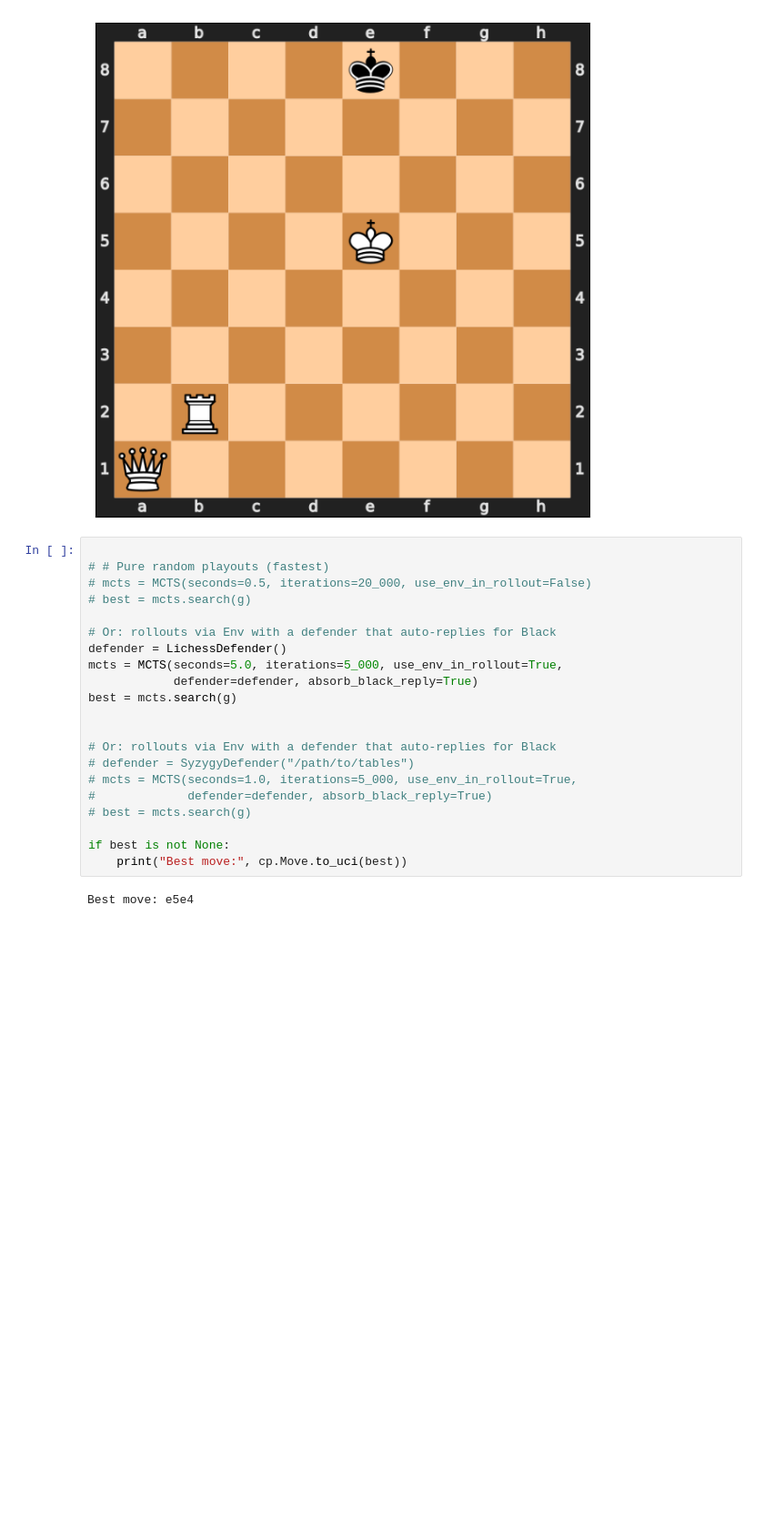
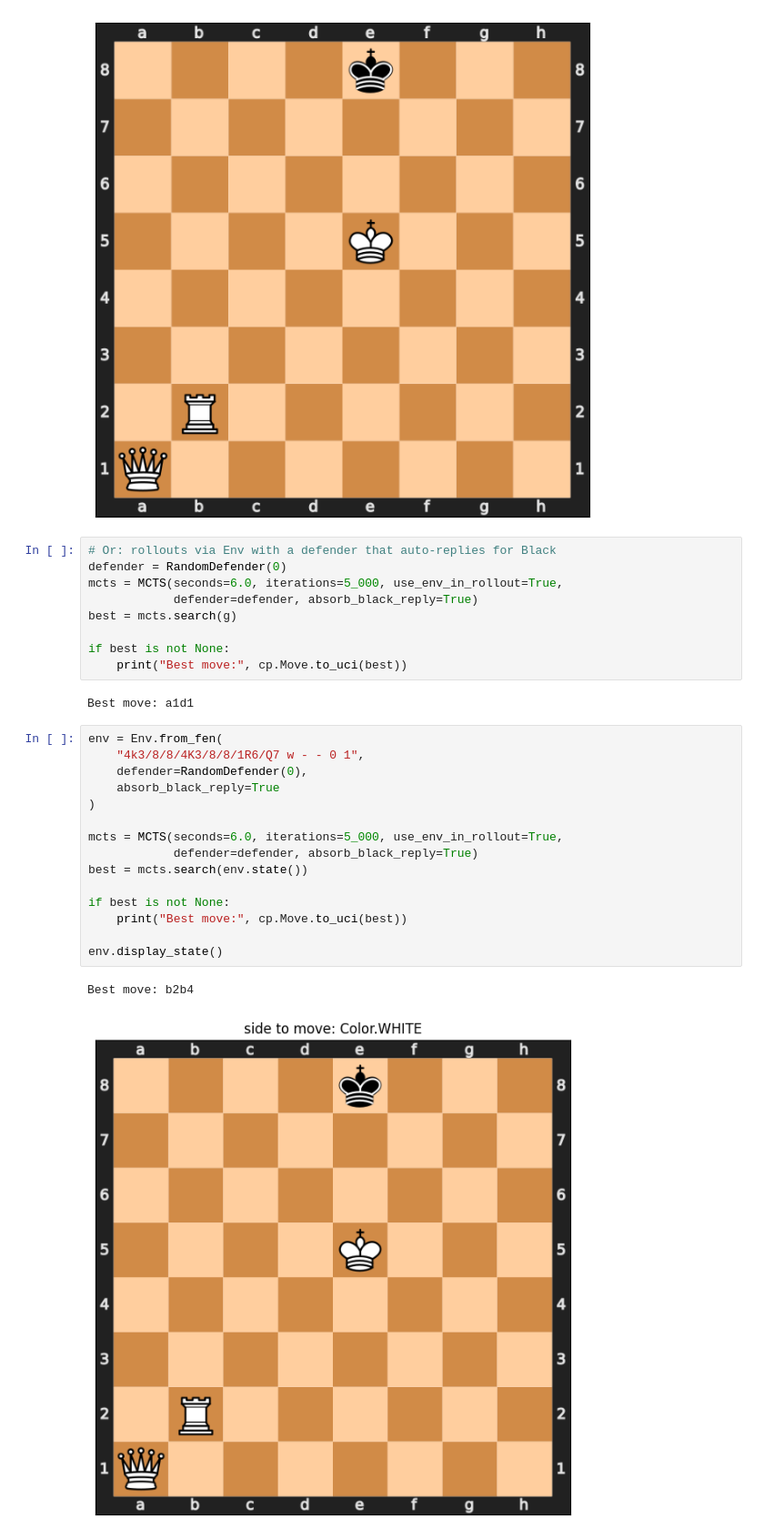
Before and after one commit to giovanni-lucarelli/chess, a Jupyter notebook: doc/notebook/mcts.ipynb, the cells around one changed output. Shown at 91% size. Drawn from its saved outputs; the diff is of its cells as text; blank space fills up the shorter version.

```diff
--- a/doc/notebook/mcts.ipynb
+++ b/doc/notebook/mcts.ipynb
@@ -11,25 +13,31 @@ plot_game(g)
 <Axes: >
 [figure]
 # %%
-
-# # Pure random playouts (fastest)
-# mcts = MCTS(seconds=0.5, iterations=20_000, use_env_in_rollout=False)
-# best = mcts.search(g)
-
 # Or: rollouts via Env with a defender that auto-replies for Black
-defender = LichessDefender()
-mcts = MCTS(seconds=5.0, iterations=5_000, use_env_in_rollout=True,
+defender = RandomDefender(0)
+mcts = MCTS(seconds=6.0, iterations=5_000, use_env_in_rollout=True,
             defender=defender, absorb_black_reply=True)
 best = mcts.search(g)
 
-
-# Or: rollouts via Env with a defender that auto-replies for Black
-# defender = SyzygyDefender("/path/to/tables")
-# mcts = MCTS(seconds=1.0, iterations=5_000, use_env_in_rollout=True,
-#             defender=defender, absorb_black_reply=True)
-# best = mcts.search(g)
-
 if best is not None:
     print("Best move:", cp.Move.to_uci(best))
 # %% [output]
-Best move: e5e4
+Best move: a1d1
+# %%
+env = Env.from_fen(
+    "4k3/8/8/4K3/8/8/1R6/Q7 w - - 0 1",
+    defender=RandomDefender(0),
+    absorb_black_reply=True
+)
+
+mcts = MCTS(seconds=6.0, iterations=5_000, use_env_in_rollout=True,
+            defender=defender, absorb_black_reply=True)
+best = mcts.search(env.state())
+
+if best is not None:
+    print("Best move:", cp.Move.to_uci(best))
+
+env.display_state()
+# %% [output]
+Best move: b2b4
+[figure, added]
```
Also changed, not shown: parts of 4 cells of this notebook, 6 other files.
